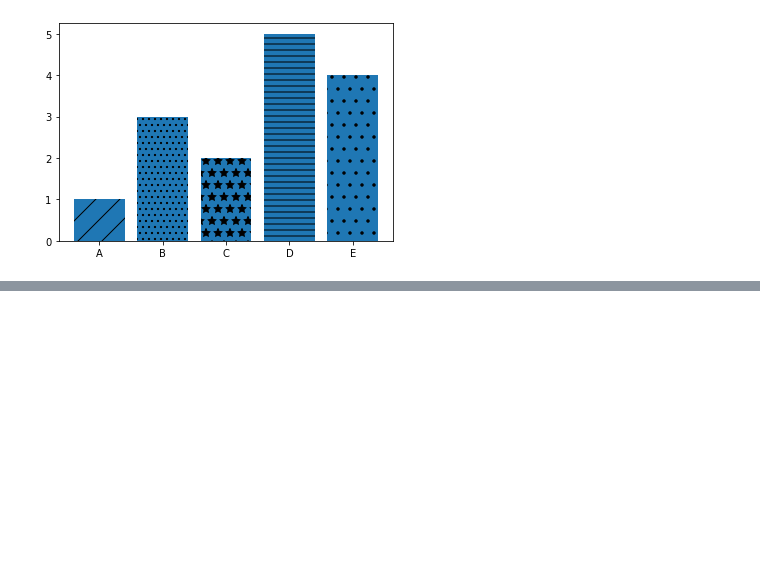
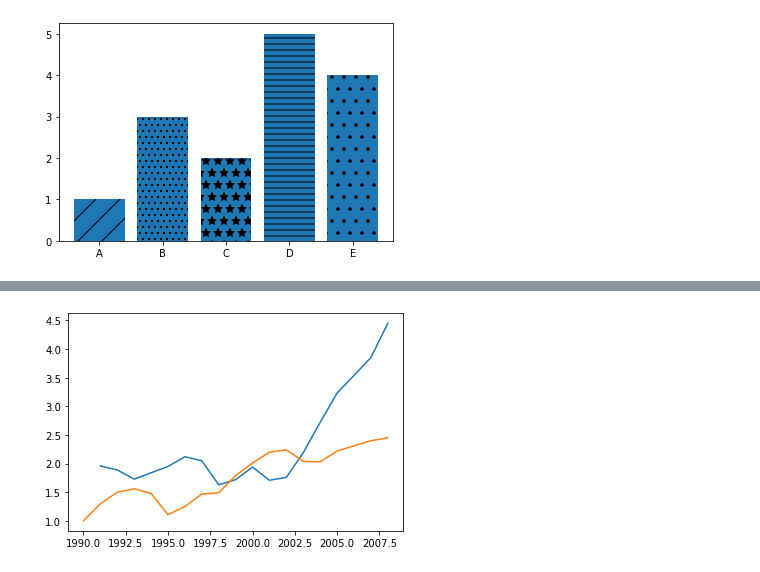
Before and after one commit to ShadmanRana/Matplotlib, a Jupyter notebook: basic_mlp.ipynb, the cells around one changed output, grey strips where cells are left out. Saved outputs shown, nothing was run; the diff lists cells and outputs as text; code cells hidden in the pictures; blank space fills up the shorter version.

Commit message:
Use legend functin and make draw line for different country gass price

```diff
--- a/basic_mlp.ipynb
+++ b/basic_mlp.ipynb
@@ -103,0 +96,7 @@ AttributeError: 'DataFrame' object has no attribute 'Maxico'
+# %%
+gas = pd.read_csv('gas_prices.csv')
+plt.plot(gas.Year,gas.Australia)
+plt.plot(gas.Year,gas.Mexico)
+plt.show()
+# %% [output]
+[figure, added]
```
Also changed, not shown: parts of 10 cells of this notebook.
